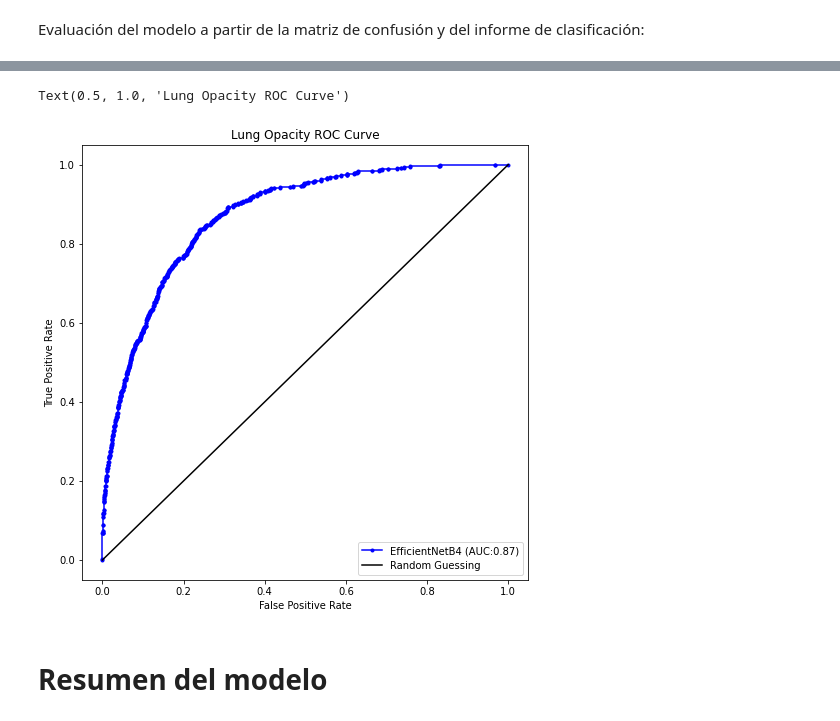
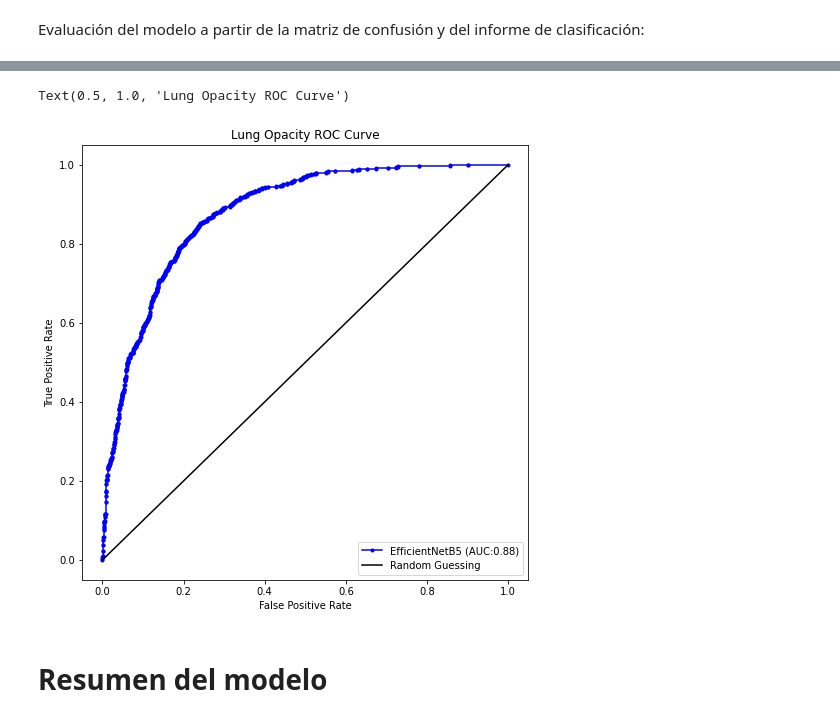
Before and after one commit to mariousm/Pneumonia-Detection, a Jupyter notebook: src/pneumonia_detection_B5.ipynb, the cells around one changed output, grey strips where cells are left out. Drawn from its saved outputs; the diff is of its cells as text; code cells hidden in the pictures.

Commit message:
EfficientNetB5 - 84% precisión

```diff
--- a/src/pneumonia_detection_B5.ipynb
+++ b/src/pneumonia_detection_B5.ipynb
@@ -271,7 +269,7 @@ Otro punto a destacar es que la imagen que introduzcamos al modelo no hace falta
 ## Hiperparámetros
 # %%
 # Data generator
-IMG_SIZE = 380
+IMG_SIZE = 456
 BATCH_SIZE = 32
 
 # CNN
@@ -311,7 +309,7 @@ def build_model():
   inputs = layers.Input(shape=(IMG_SIZE, IMG_SIZE, 1))
   x = img_augmentation(inputs)
   x = layers.Concatenate()([x, x, x])
-  model = EfficientNetB4(include_top=False, input_tensor=x, weights="imagenet")
+  model = EfficientNetB5(include_top=False, input_tensor=x, weights="imagenet")
 
   # Freeze the pretrained weights
   model.trainable = False
@@ -488,7 +490,7 @@ El objetivo Fine-tuning es mejorar la precisión del modelo a partir de "descong
 ## Hiperparámetros
 # %%
 # Data generator
-BATCH_SIZE = 16
+BATCH_SIZE = 8
 
 # CNN
 LEARNING_RATE_FT = 1e-5 # 1e-4, 1e-5
@@ -538,7 +540,7 @@ def unfreeze_model(model):
 # %% [markdown]
 ## Training
 # %%
-model = load_model("/content/drive/MyDrive/TFM/models/EfficientNetB4/model1/model_EP20_LR0.0001_BS32.pickle")
+# model = load_model("/content/drive/MyDrive/TFM/models/EfficientNetB5/model1/model_EP20_LR0.0001_BS32.pickle")
 # %%
 # Descongelamos layers del modelo base
 model_ft = unfreeze_model(model)
@@ -648,15 +650,15 @@ weighted avg       0.82      0.83      0.82      2992
 # %%
 fpr, tpr, _ = roc_curve(y_test, y_probs)
 fig, ax1 = plt.subplots(1,1, figsize = (8, 8))
-ax1.plot(fpr, tpr, 'b.-', label = 'EfficientNetB4 (AUC:%2.2f)' % roc_auc_score(y_test, y_probs))
+ax1.plot(fpr, tpr, 'b.-', label = 'EfficientNetB5 (AUC:%2.2f)' % roc_auc_score(y_test, y_probs))
 ax1.plot(fpr, fpr, 'k-', label = 'Random Guessing')
 ax1.legend(loc = 4)
 ax1.set_xlabel('False Positive Rate')
 ax1.set_ylabel('True Positive Rate');
 ax1.set_title('Lung Opacity ROC Curve')
 # %% [output]
 Text(0.5, 1.0, 'Lung Opacity ROC Curve')
-[figure, old version]
+[figure, new version]
 # %% [markdown]
 # Resumen del modelo
 # %%
```
Also changed, not shown: parts of 25 cells of this notebook.
